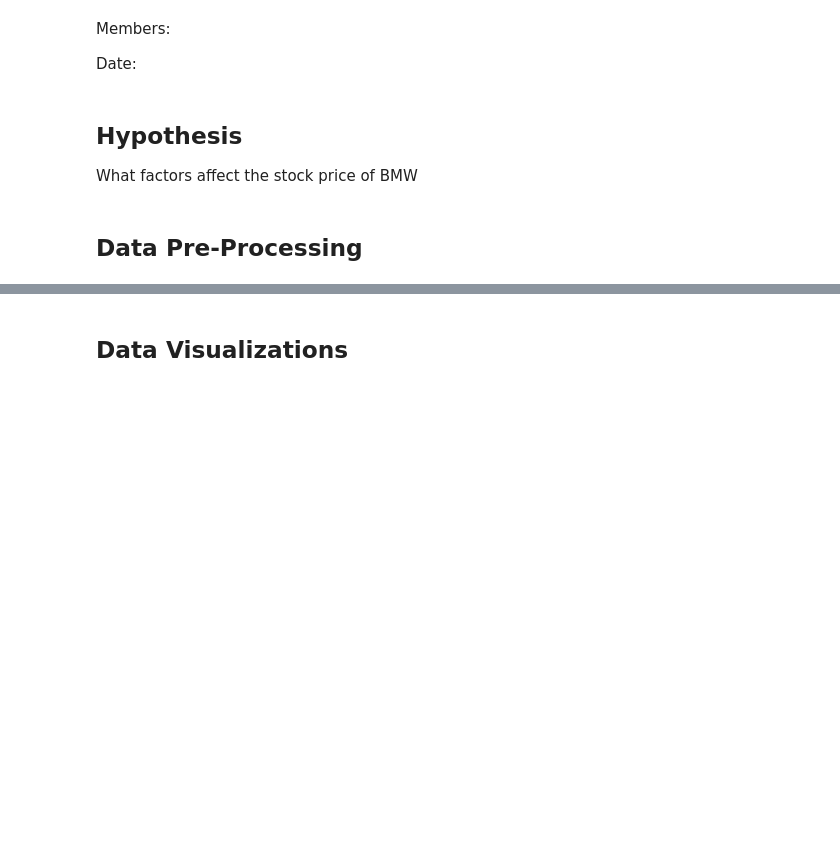
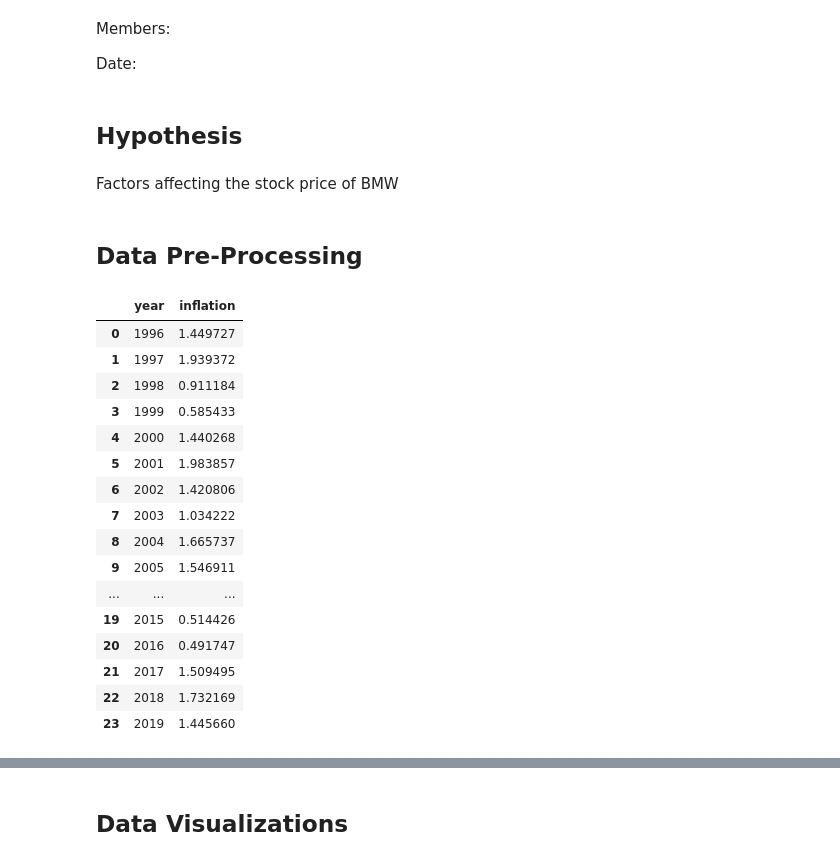
Before and after one commit to Kev-in123/DATA-200-Midterm, a Jupyter notebook: Midterm.ipynb, the cells around one changed output, grey strips where cells are left out. Drawn from its saved outputs; the diff is of its cells as text; code cells hidden in the pictures; blank space fills up the shorter version.

```diff
--- a/Midterm.ipynb
+++ b/Midterm.ipynb
@@ -23,26 +23,57 @@ data_infl = pd.read_csv("data\\inflation.csv") #Inflation for Euros
 # %% [markdown]
 ## Hypothesis
-What factors affect the stock price of BMW
+# %% [markdown]
+Factors affecting the stock price of BMW
 # %% [markdown]
 ## Data Pre-Processing
 # %%
+# adds a column that specifies the year of each stock, important for joining the datasets because the other dataset only has year
+data_bmw["Year"] = data_bmw["Date"].str.strip().str.extract(r"(\d{4})").astype(int)
+data_bmw_cleaned = data_bmw[data_bmw["Year"] <= 2019]
+
+
+# remove irellevant columns
+data_cars_cleaned = data_cars.drop(columns=['mileage','transmission','mileage','fuelType','tax','mpg','engineSize'])
 # since our stock data starts at 1996, we will gather all cars that had at least one model since 1996
-data_cars = data_cars[data_cars["year"] >= 1996].sort_values(by=["year"], ascending=True)
+data_cars_cleaned = data_cars_cleaned[data_cars_cleaned["year"] >= 1996]
+data_cars_cleaned = data_cars_cleaned[data_cars_cleaned["year"] <= 2019]
+data_cars_cleaned = data_cars_cleaned.sort_values(by=["year"], ascending=True)
 
-# adds a column that specifies the year of each stock, important for joining the datasets because the other dataset only has year
-data_bmw["year"] = data_bmw["date"].str.strip().str.extract(r"(\d{4})").astype(int)
-data_bmw.columns = data_bmw.columns.str.lower()
-data_bmw = data_bmw[data_bmw["year"] <= 2024]
+
 
 inflation_cleaned = data_infl[data_infl["Country Name"] == "Germany"]
-drop = ['Country Name','Country Code', 'Indicator Name', 'Indicator Code', '2025', 'Unnamed: 70']
+drop = ['Country Code', 'Indicator Name', 'Indicator Code', '2025']
 drop += map(str,list(range(1960,1996)))
-inflation_cleaned = inflation_cleaned.drop(columns=drop).reset_index(drop=True)
+drop += map(str,list(range(2020,2026)))
+inflation_cleaned = inflation_cleaned.drop(columns=drop)
 
 inflation_cleaned = pd.melt(
     inflation_cleaned,
-    value_vars = map(str,list(range(1996,2024))),
-    var_name= "year",
-    value_name= "inflation"
+    value_vars = map(str,list(range(1996,2020))),
+    var_name = "year",
+    value_name = "inflation"
     )
+
 inflation_cleaned["year"] = inflation_cleaned["year"].astype(int)
+inflation_cleaned["inflation"] = inflation_cleaned["inflation"].astype(float)
+
+
+inflation_cleaned
+# %% [output]
+|  | year | inflation |
+| 0 | 1996 | 1.449727 |
+| 1 | 1997 | 1.939372 |
+| 2 | 1998 | 0.911184 |
+| 3 | 1999 | 0.585433 |
+| 4 | 2000 | 1.440268 |
+| 5 | 2001 | 1.983857 |
+| 6 | 2002 | 1.420806 |
+| 7 | 2003 | 1.034222 |
+| 8 | 2004 | 1.665737 |
+| 9 | 2005 | 1.546911 |
+| ... | ... | ... |
+| 19 | 2015 | 0.514426 |
+| 20 | 2016 | 0.491747 |
+| 21 | 2017 | 1.509495 |
+| 22 | 2018 | 1.732169 |
+| 23 | 2019 | 1.445660 |
```
Also changed, not shown: parts of 11 cells of this notebook.
